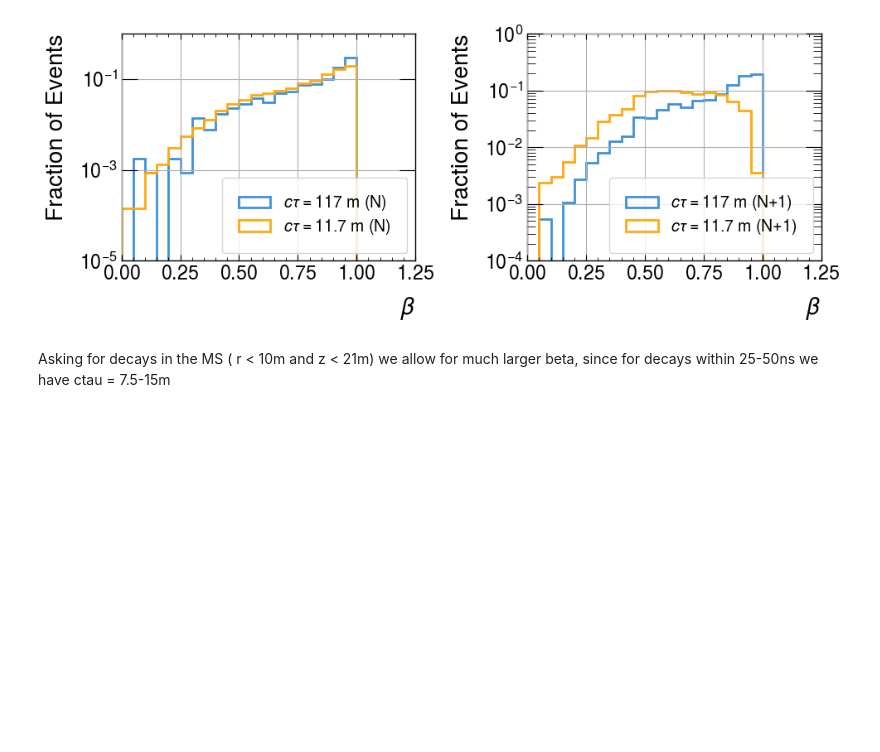
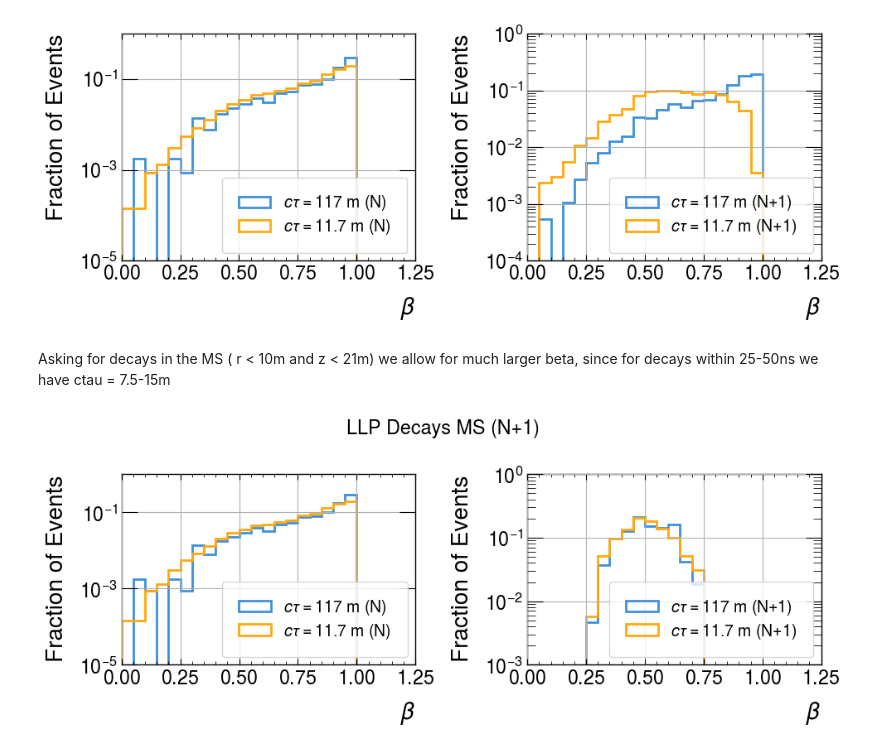
Before and after one commit to andlessa/back2futureTrigger, a Jupyter notebook: B2TF-Trigger/checkDecays_vs_lifetime.ipynb, the cells around one changed output. Cells and saved outputs as stored; diff of their text form; code cells hidden in the pictures; blank space fills up the shorter version.

Commit message:
Updated plot

```diff
--- a/B2TF-Trigger/checkDecays_vs_lifetime.ipynb
+++ b/B2TF-Trigger/checkDecays_vs_lifetime.ipynb
@@ -274,3 +275,30 @@ plt.show()
 [figure]
 # %% [markdown]
 Asking for decays in the MS ( r < 10m and z < 21m) we allow for much larger beta, since for decays within 25-50ns we have ctau = 7.5-15m
+# %%
+
+fig, axes = plt.subplots(nrows=1, ncols=2, figsize=(5*2, 4))
+
+
+for label,pts in ptsDict_ontime.items():
+    axes[0].hist(pts['beta'],bins=np.linspace(0.,1.2,25),
+             histtype='step',
+             weights=[1.0/len(pts)]*len(pts),
+             label=f'{label} (N)',linewidth=2)
+    pts = ptsDict_delayed[label]
+    pts = pts[in_ms(pts['z'],pts['rho'])]
+    axes[1].hist(pts['beta'],bins=np.linspace(0.,1.2,25),
+             histtype='step',
+             weights=[1.0/len(pts)]*len(pts),
+             label=f'{label} (N+1)',linewidth=2)
+for ax in axes:
+    ax.set_yscale('log')
+    ax.set_xlabel(r'$\beta$')
+    ax.set_ylabel('Fraction of Events')
+    ax.legend(loc='lower right',framealpha=0.8,frameon=True)
+    ax.grid()
+plt.suptitle('LLP Decays MS (N+1)')
+plt.tight_layout()
+plt.show()
+# %% [output]
+[figure, added]
```
Also changed, not shown: parts of 1 cell of this notebook, 1 other file.
